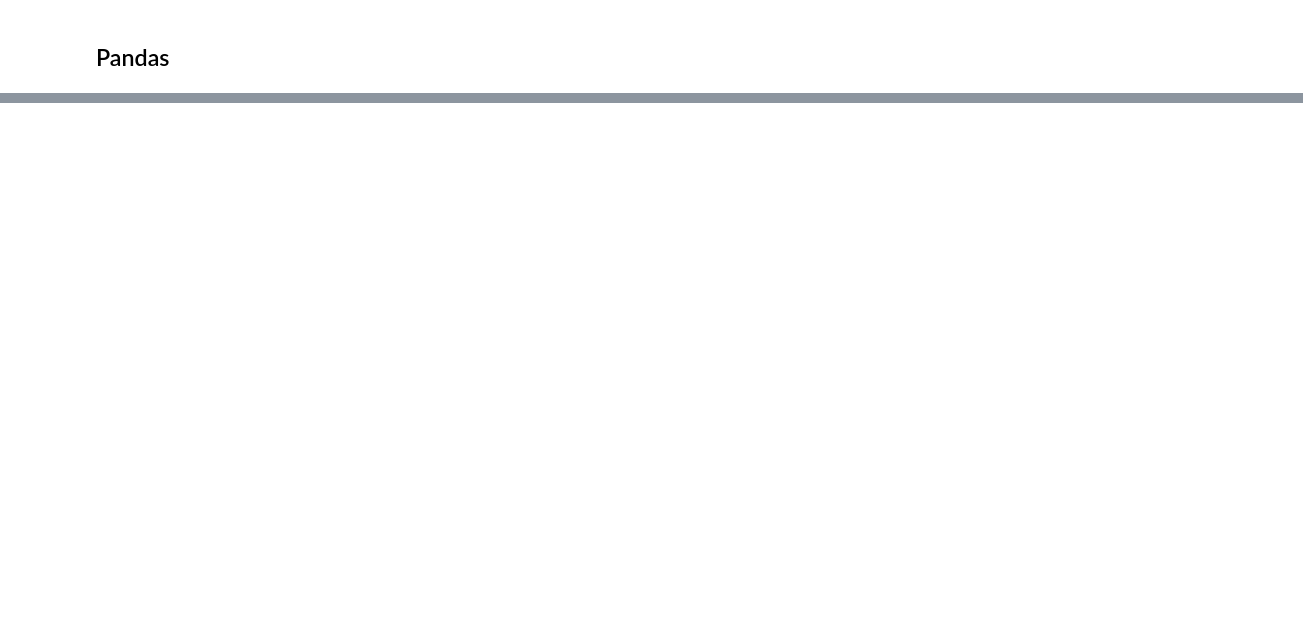
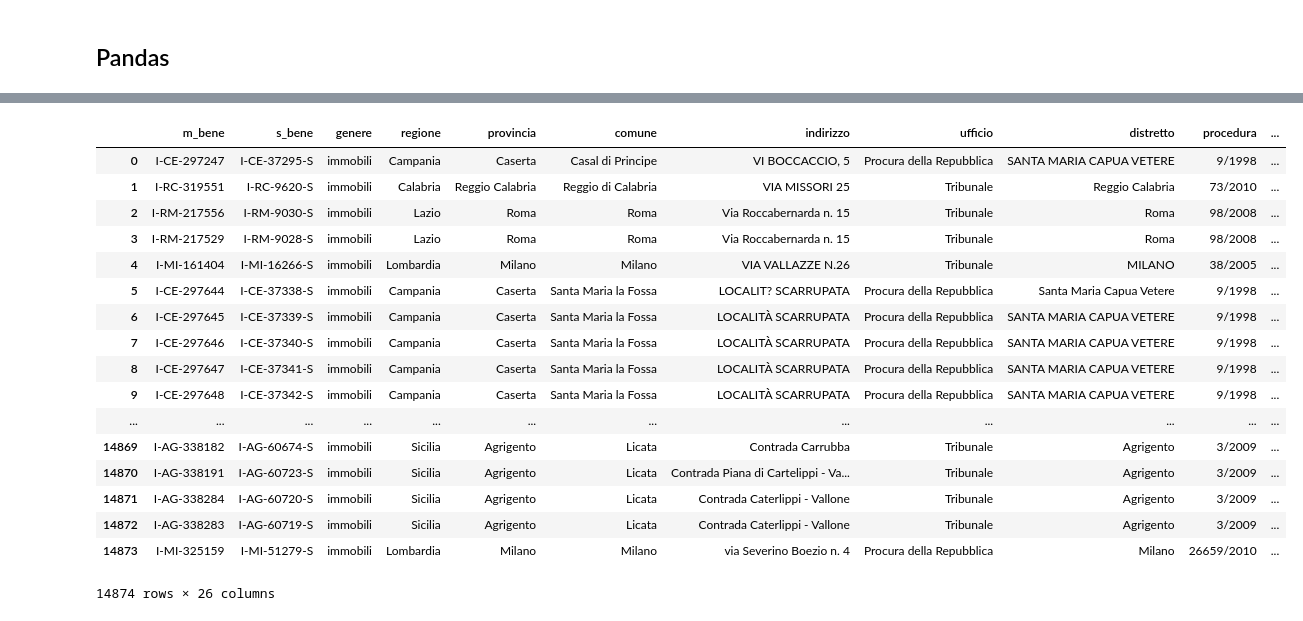
Before and after one commit to alfabetizzazione/python-alfabetizzazione-docenti, a Jupyter notebook: 08 lettura dati e pandas.ipynb, the cells around one changed output, grey strips where cells are left out. Cells and saved outputs as stored; diff of their text form; code cells hidden in the pictures; blank space fills up the shorter version.

```diff
--- a/08 lettura dati e pandas.ipynb
+++ b/08 lettura dati e pandas.ipynb
@@ -145,0 +463,23 @@ incidenti
+# %%
+bid = pd.read_csv("data/latest_bid.csv",
+                  parse_dates = ['decreto_data', 'decreto_data_datetime'])
+bid
+# %% [output]
+|  | m_bene | s_bene | genere | regione | provincia | comune | indirizzo | ufficio | distretto | procedura | ... |
+| 0 | I-CE-297247 | I-CE-37295-S | immobili | Campania | Caserta | Casal di Principe | VI BOCCACCIO, 5 | Procura della Repubblica | SANTA MARIA CAPUA VETERE | 9/1998 | ... |
+| 1 | I-RC-319551 | I-RC-9620-S | immobili | Calabria | Reggio Calabria | Reggio di Calabria | VIA MISSORI 25 | Tribunale | Reggio Calabria | 73/2010 | ... |
+| 2 | I-RM-217556 | I-RM-9030-S | immobili | Lazio | Roma | Roma | Via Roccabernarda n. 15 | Tribunale | Roma | 98/2008 | ... |
+| 3 | I-RM-217529 | I-RM-9028-S | immobili | Lazio | Roma | Roma | Via Roccabernarda n. 15 | Tribunale | Roma | 98/2008 | ... |
+| 4 | I-MI-161404 | I-MI-16266-S | immobili | Lombardia | Milano | Milano | VIA VALLAZZE N.26 | Tribunale | MILANO | 38/2005 | ... |
+| 5 | I-CE-297644 | I-CE-37338-S | immobili | Campania | Caserta | Santa Maria la Fossa | LOCALIT? SCARRUPATA | Procura della Repubblica | Santa Maria Capua Vetere | 9/1998 | ... |
+| 6 | I-CE-297645 | I-CE-37339-S | immobili | Campania | Caserta | Santa Maria la Fossa | LOCALITÀ SCARRUPATA | Procura della Repubblica | SANTA MARIA CAPUA VETERE | 9/1998 | ... |
+| 7 | I-CE-297646 | I-CE-37340-S | immobili | Campania | Caserta | Santa Maria la Fossa | LOCALITÀ SCARRUPATA | Procura della Repubblica | SANTA MARIA CAPUA VETERE | 9/1998 | ... |
+| 8 | I-CE-297647 | I-CE-37341-S | immobili | Campania | Caserta | Santa Maria la Fossa | LOCALITÀ SCARRUPATA | Procura della Repubblica | SANTA MARIA CAPUA VETERE | 9/1998 | ... |
+| 9 | I-CE-297648 | I-CE-37342-S | immobili | Campania | Caserta | Santa Maria la Fossa | LOCALITÀ SCARRUPATA | Procura della Repubblica | SANTA MARIA CAPUA VETERE | 9/1998 | ... |
+| ... | ... | ... | ... | ... | ... | ... | ... | ... | ... | ... | ... |
+| 14869 | I-AG-338182 | I-AG-60674-S | immobili | Sicilia | Agrigento | Licata | Contrada Carrubba | Tribunale | Agrigento | 3/2009 | ... |
+| 14870 | I-AG-338191 | I-AG-60723-S | immobili | Sicilia | Agrigento | Licata | Contrada Piana di Cartelippi - Va... | Tribunale | Agrigento | 3/2009 | ... |
+| 14871 | I-AG-338284 | I-AG-60720-S | immobili | Sicilia | Agrigento | Licata | Contrada Caterlippi - Vallone | Tribunale | Agrigento | 3/2009 | ... |
+| 14872 | I-AG-338283 | I-AG-60719-S | immobili | Sicilia | Agrigento | Licata | Contrada Caterlippi - Vallone | Tribunale | Agrigento | 3/2009 | ... |
+| 14873 | I-MI-325159 | I-MI-51279-S | immobili | Lombardia | Milano | Milano | via Severino Boezio n. 4 | Procura della Repubblica | Milano | 26659/2010 | ... |
+14874 rows × 26 columns
```
Also changed, not shown: parts of 71 cells of this notebook, 6 other files.
